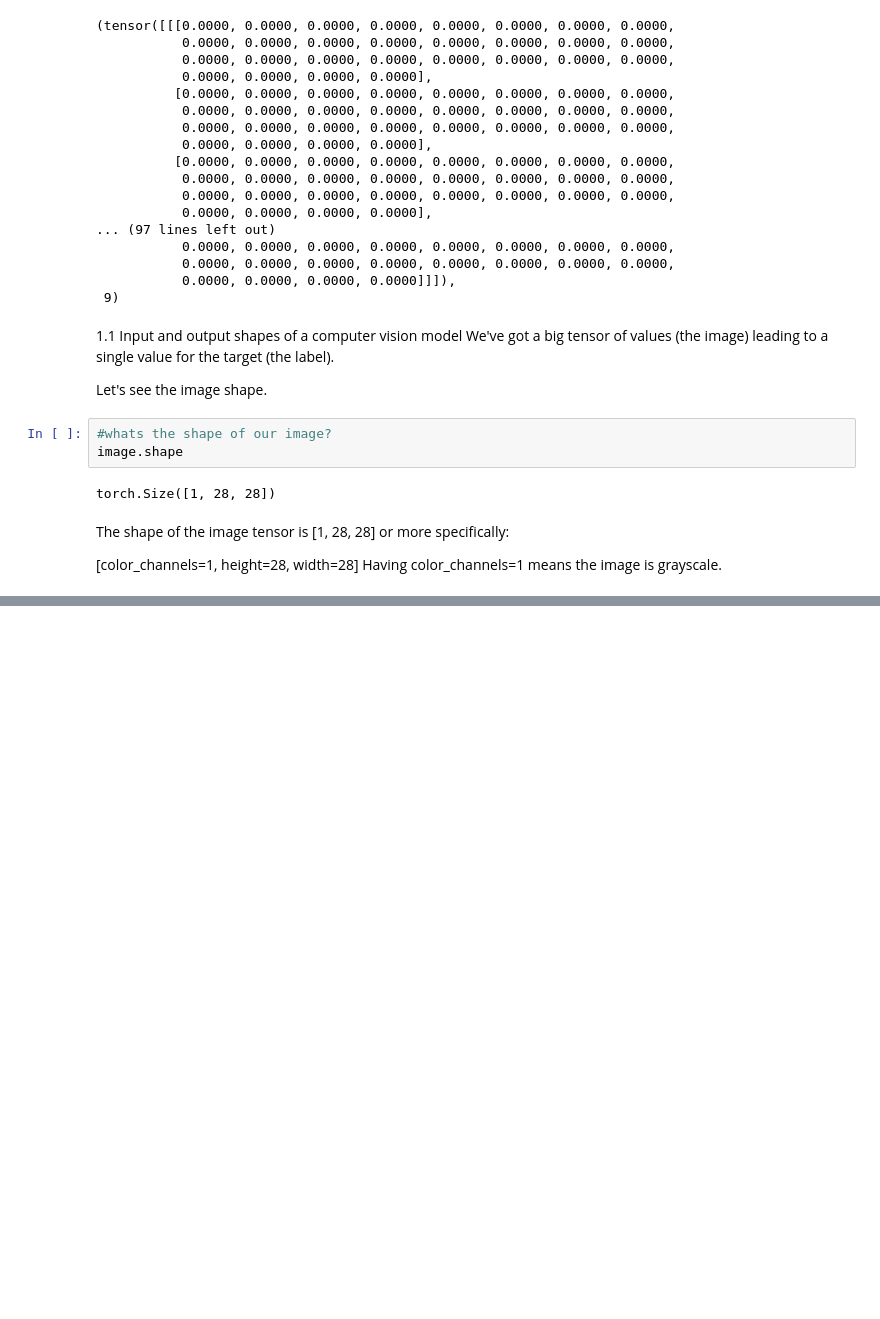
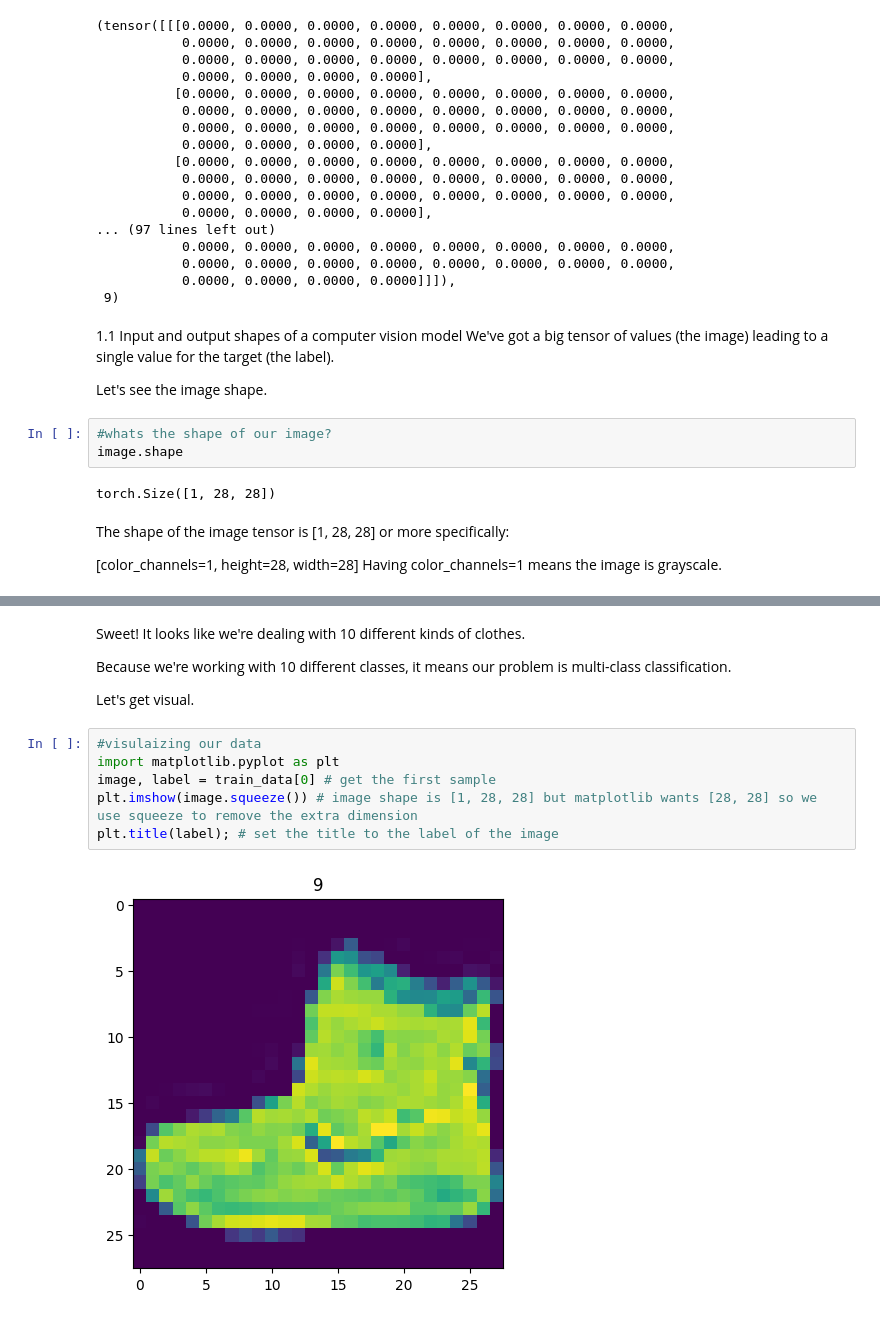
Before and after one commit to krishna8399/learn_pytorch, a Jupyter notebook: 03_pytorch_computer_vision.ipynb, the cells around one changed output, grey strips where cells are left out. Saved outputs shown, nothing was run; the diff lists cells and outputs as text; blank space fills up the shorter version.

```diff
--- a/03_pytorch_computer_vision.ipynb
+++ b/03_pytorch_computer_vision.ipynb
@@ -184,0 +211,15 @@ Having color_channels=1 means the image is grayscale.
+# %% [markdown]
+
+Sweet! It looks like we're dealing with 10 different kinds of clothes.
+
+Because we're working with 10 different classes, it means our problem is multi-class classification.
+
+Let's get visual.
+# %%
+#visulaizing our data
+import matplotlib.pyplot as plt
+image, label = train_data[0] # get the first sample
+plt.imshow(image.squeeze()) # image shape is [1, 28, 28] but matplotlib wants [28, 28] so we use squeeze to remove the extra dimension
+plt.title(label); # set the title to the label of the image
+# %% [output]
+[figure, added]
```
Also changed, not shown: parts of 9 cells of this notebook.
